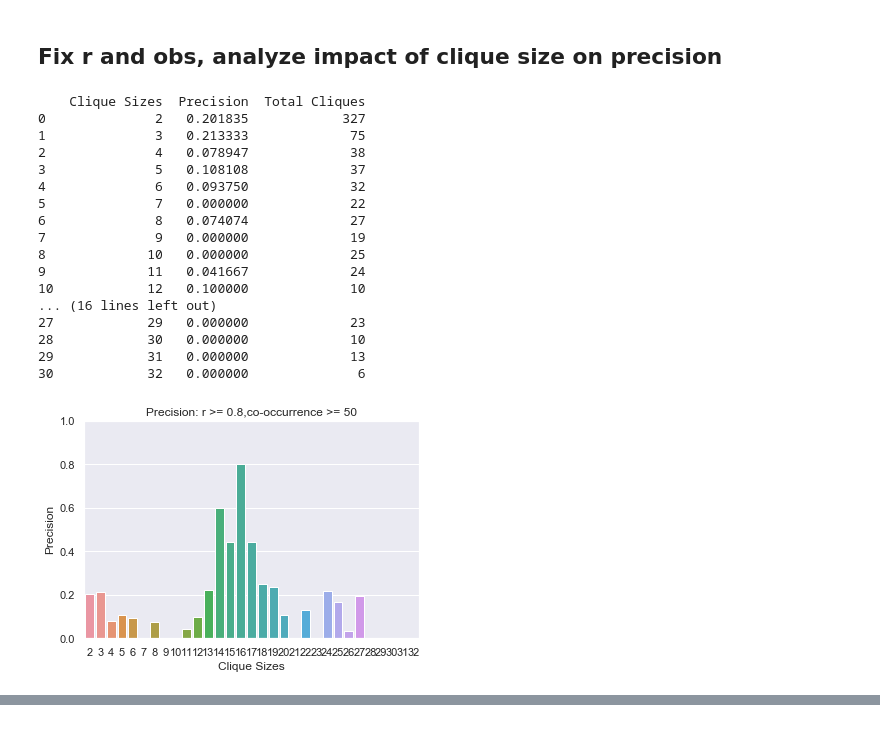
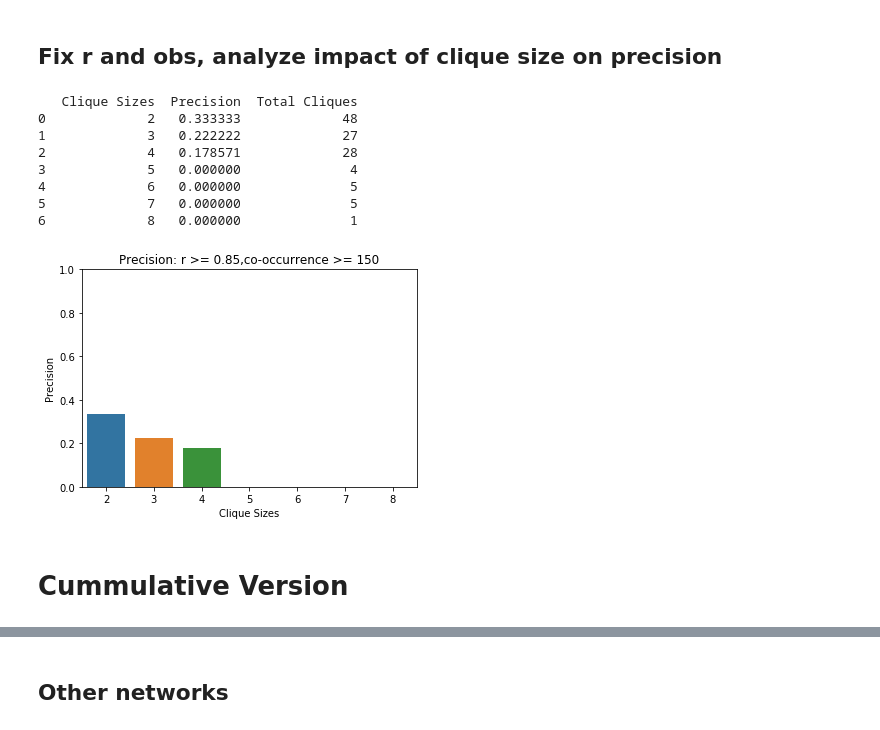
Before and after one commit to hoyinchu/ProteomicsResearch, a Jupyter notebook: notebooks/NetworkAnalysis.ipynb, the cells around one changed output, grey strips where cells are left out. Cells and saved outputs as stored; diff of their text form; code cells hidden in the pictures.

```diff
--- a/notebooks/NetworkAnalysis.ipynb
+++ b/notebooks/NetworkAnalysis.ipynb
@@ -482,8 +544,8 @@ Skipped Files: ['r_50_obs_100.graphml', 'r_50_obs_110.graphml', 'r_50_obs_120.gr
 # %% [markdown]
 ## Analyze Precision of clique of size n with different r and obs threshold
 # %%
-graphml_graph_report_json_direcotry_path = f"{directory_path}/graph_outputs/graphml_graph_report_json/*.json"
-size = 2
+graphml_graph_report_json_direcotry_path = f"{PATH_ROOT}/graph_outputs/graphml_graph_corum_only_no_ribosome_report_json/*.json"
+size = 3
 r_thresh_list = []
 obs_thresh_list = []
 precision_list = []
@@ -539,7 +616,7 @@ import seaborn as sns
 import matplotlib.pyplot as plt
 
 def get_clique_info_by_size(r_threshold,co_occurrence_threshold,get_info="precision"):
-    file_name = f"{directory_path}/graph_outputs/graphml_graph_report_json/r_{r_threshold}_obs_{co_occurrence_threshold}.json"
+    file_name = f"{PATH_ROOT}/graph_outputs/graphml_graph_corum_only_no_ribosome_report_json/r_{r_threshold}_obs_{co_occurrence_threshold}.json"
     report_json = read_json_from(file_name)
     cliques_info_by_size = report_json["cliques_info_by_size"]
     tuple_list = []
@@ -552,34 +629,33 @@ def get_clique_info_by_size(r_threshold,co_occurrence_threshold,get_info="precis
         tuple_list.append((int(size),info,cliques_info_by_size[size]["total_cliques"]))
     tuple_list = sorted(tuple_list, key=lambda x: x[0])
     return tuple_list
+
+# def get_clique_info_by_size_cummulative(r_threshold,co_occurrence_threshold):
+#     file_name = f"{PATH_ROOT}/graph_outputs/graphml_graph_corum_only_no_ribosome_report_json/r_{r_threshold}_obs_{co_occurrence_threshold}.json"
+#     report_json = read_json_from(file_name)
+#     cliques_info_by_size = report_json["cliques_info_by_size"]
+#     tuple_list = []
 # %%
-r_to_test = 80
-obs_to_test = 50
+r_to_test = 85
+obs_to_test = 150
 precision_tuple_list = get_clique_info_by_size(r_to_test,obs_to_test)
 precision_visualize_df = pd.DataFrame(precision_tuple_list,columns=["Clique Sizes","Precision","Total Cliques"])
 ax = sns.barplot(x="Clique Sizes",y="Precision",data=precision_visualize_df)
 plt.ylim(0,1)
 plt.title(f"Precision: r >= {r_to_test/100},co-occurrence >= {obs_to_test}")
 print(precision_visualize_df)
 # %% [output]
-    Clique Sizes  Precision  Total Cliques
-0              2   0.201835            327
-1              3   0.213333             75
-2              4   0.078947             38
-3              5   0.108108             37
-4              6   0.093750             32
-5              7   0.000000             22
-6              8   0.074074             27
-7              9   0.000000             19
-8             10   0.000000             25
-9             11   0.041667             24
-10            12   0.100000             10
-... (16 lines left out)
-27            29   0.000000             23
-28            30   0.000000             10
-29            31   0.000000             13
-30            32   0.000000              6
+   Clique Sizes  Precision  Total Cliques
+0             2   0.333333             48
+1             3   0.222222             27
+2             4   0.178571             28
+3             5   0.000000              4
+4             6   0.000000              5
+5             7   0.000000              5
+6             8   0.000000              1
-[figure, old version]
+[figure, new version]
+# %% [markdown]
+# Cummulative Version
 # %%
 recall_tuple_list = get_clique_info_by_size(r_to_test,obs_to_test,"recall_size_adjusted")
 recall_visualize_df = pd.DataFrame(recall_tuple_list,columns=["Clique Sizes","Recall(Verifiable Only)","Total Cliques"])
@@ -606,3 +682,5 @@ print(recall_visualize_df)
 29            31                 0.000000             13
 30            32                 0.000000              6
 [figure]
+# %% [markdown]
+## Other networks
```
Also changed, not shown: parts of 24 cells of this notebook, 8 other files.
